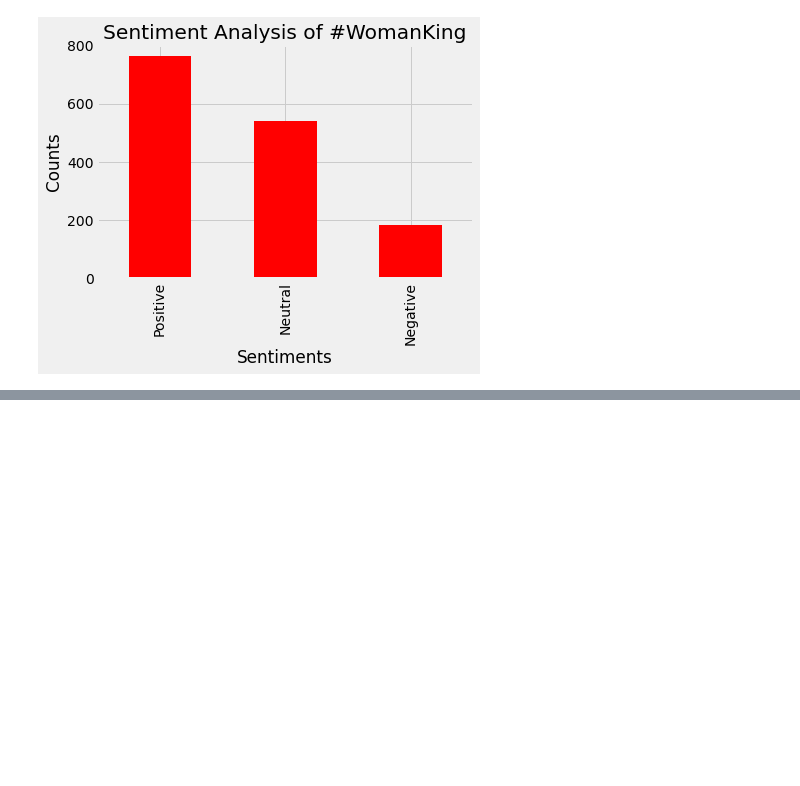
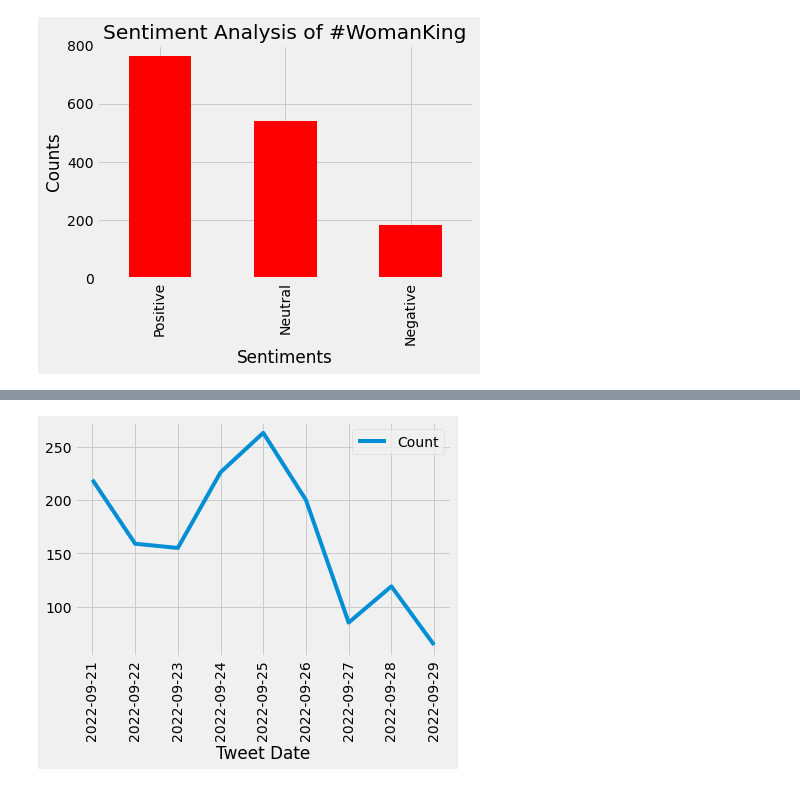
Before and after one commit to Jennie-Techie/twitter-scraping-with-Tweepy--womankingmovie, a Jupyter notebook: Twitter Sentiment Analysis of #WomanKing.ipynb, the cells around one changed output, grey strips where cells are left out. Cells and saved outputs as stored; diff of their text form; code cells hidden in the pictures; blank space fills up the shorter version.

```diff
--- a/Twitter Sentiment Analysis of #WomanKing.ipynb
+++ b/Twitter Sentiment Analysis of #WomanKing.ipynb
@@ -215,0 +305,6 @@ plt.show()
+# %%
+df_new1.plot(kind='line', x='Tweet Date', y='Count')
+plt.xticks(rotation=90)
+plt.show()
+# %% [output]
+[figure, added]
```
Also changed, not shown: parts of 18 cells of this notebook.
